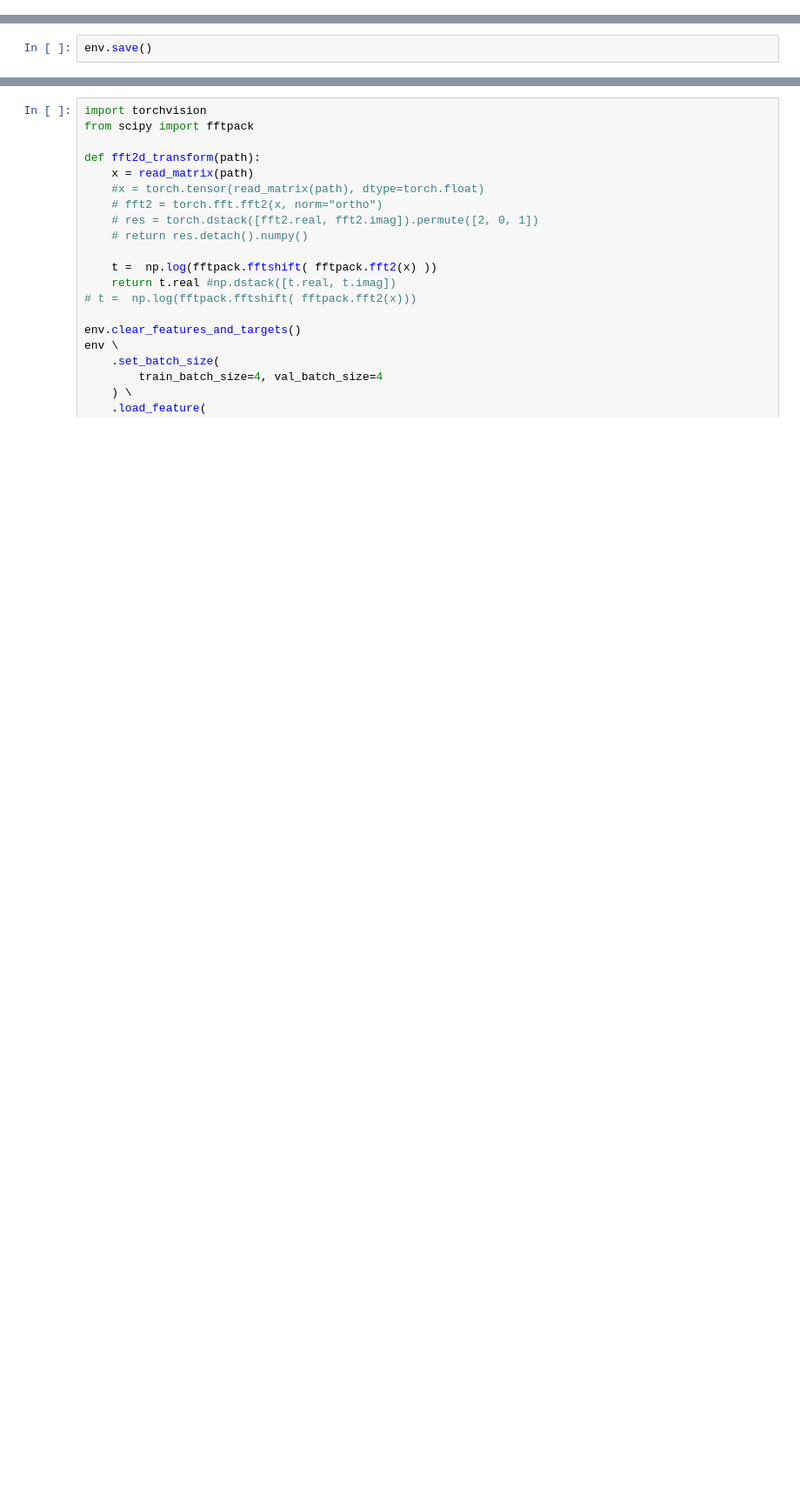
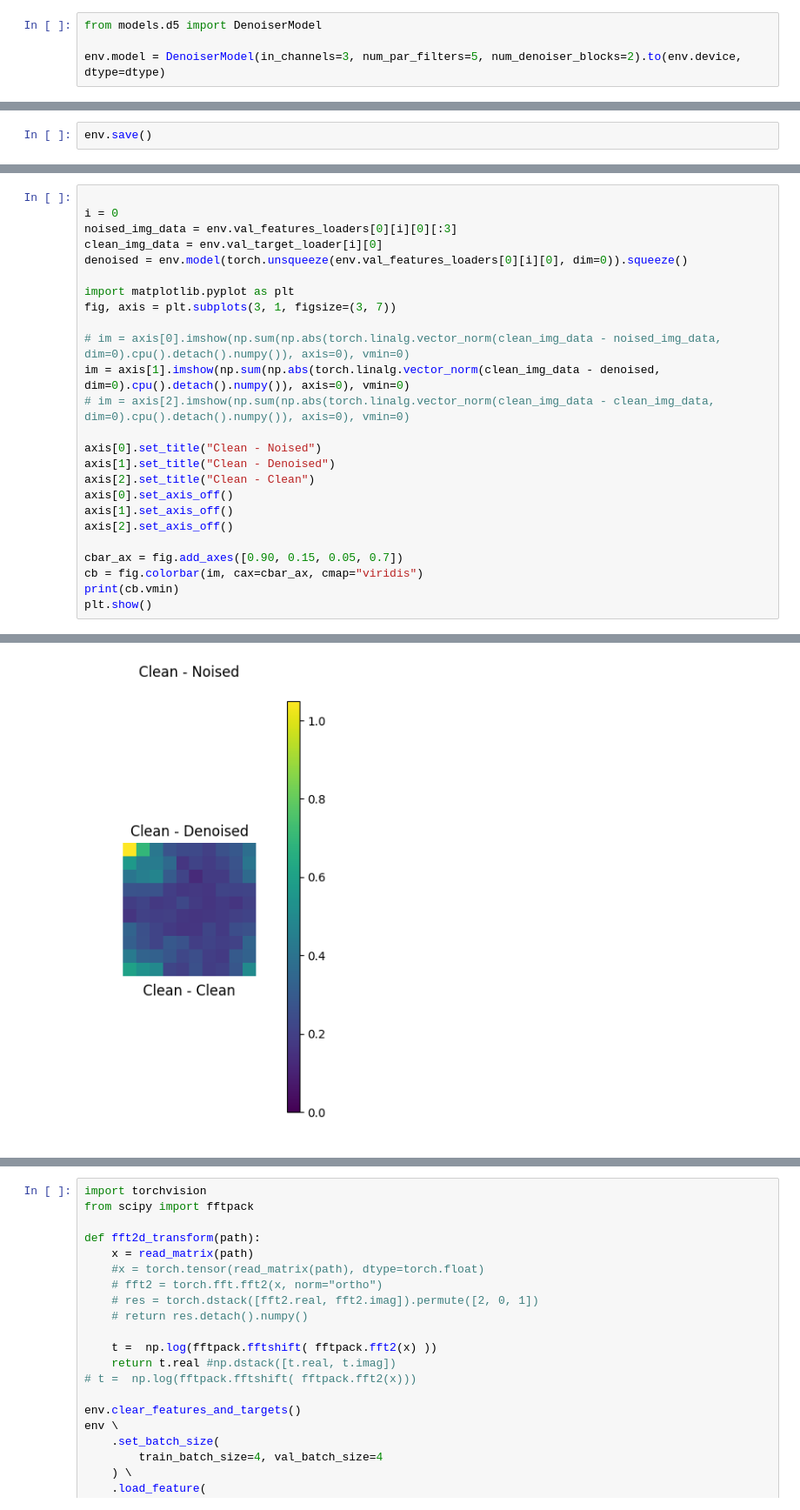
Before and after one commit to medaldev/DenoisingCNN, a Jupyter notebook: notebooks/denoise/uvych_matrix_denoising.ipynb, the cells around one changed output, grey strips where cells are left out. Shown at 87% size. Saved outputs shown, nothing was run; the diff lists cells and outputs as text; blank space fills up the shorter version.

```diff
--- a/notebooks/denoise/uvych_matrix_denoising.ipynb
+++ b/notebooks/denoise/uvych_matrix_denoising.ipynb
@@ -58 +84,5 @@ env.model = Encoder(channels=[3, 32, 64, 128, 256, 512, 512, 256, 128, 64, 32, 3
                     kernel_size=(3, 3, 3), stride=(1, 1, 1), padding=(1, 1, 1)).to(env.device, dtype=dtype)
+# %%
+from models.d5 import DenoiserModel
+
+env.model = DenoiserModel(in_channels=3, num_par_filters=5, num_denoiser_blocks=2).to(env.device, dtype=dtype)
@@ -179,0 +231,26 @@ test()
+# %%
+
+i = 0
+noised_img_data = env.val_features_loaders[0][i][0][:3]
+clean_img_data = env.val_target_loader[i][0]
+denoised = env.model(torch.unsqueeze(env.val_features_loaders[0][i][0], dim=0)).squeeze()
+
+import matplotlib.pyplot as plt
+fig, axis = plt.subplots(3, 1, figsize=(3, 7))
+
+# im = axis[0].imshow(np.sum(np.abs(torch.linalg.vector_norm(clean_img_data - noised_img_data, dim=0).cpu().detach().numpy()), axis=0), vmin=0)
+im = axis[1].imshow(np.sum(np.abs(torch.linalg.vector_norm(clean_img_data - denoised, dim=0).cpu().detach().numpy()), axis=0), vmin=0)
+# im = axis[2].imshow(np.sum(np.abs(torch.linalg.vector_norm(clean_img_data - clean_img_data, dim=0).cpu().detach().numpy()), axis=0), vmin=0)
+
+axis[0].set_title("Clean - Noised")
+axis[1].set_title("Clean - Denoised")
+axis[2].set_title("Clean - Clean")
+axis[0].set_axis_off()
+axis[1].set_axis_off()
+axis[2].set_axis_off()
+
+cbar_ax = fig.add_axes([0.90, 0.15, 0.05, 0.7])
+cb = fig.colorbar(im, cax=cbar_ax, cmap="viridis")
+print(cb.vmin)
+plt.show()
+# %% [output]
@@ -179,0 +258 @@ test()
+[figure, added]
```
Also changed, not shown: parts of 19 cells of this notebook, 3 other files.
